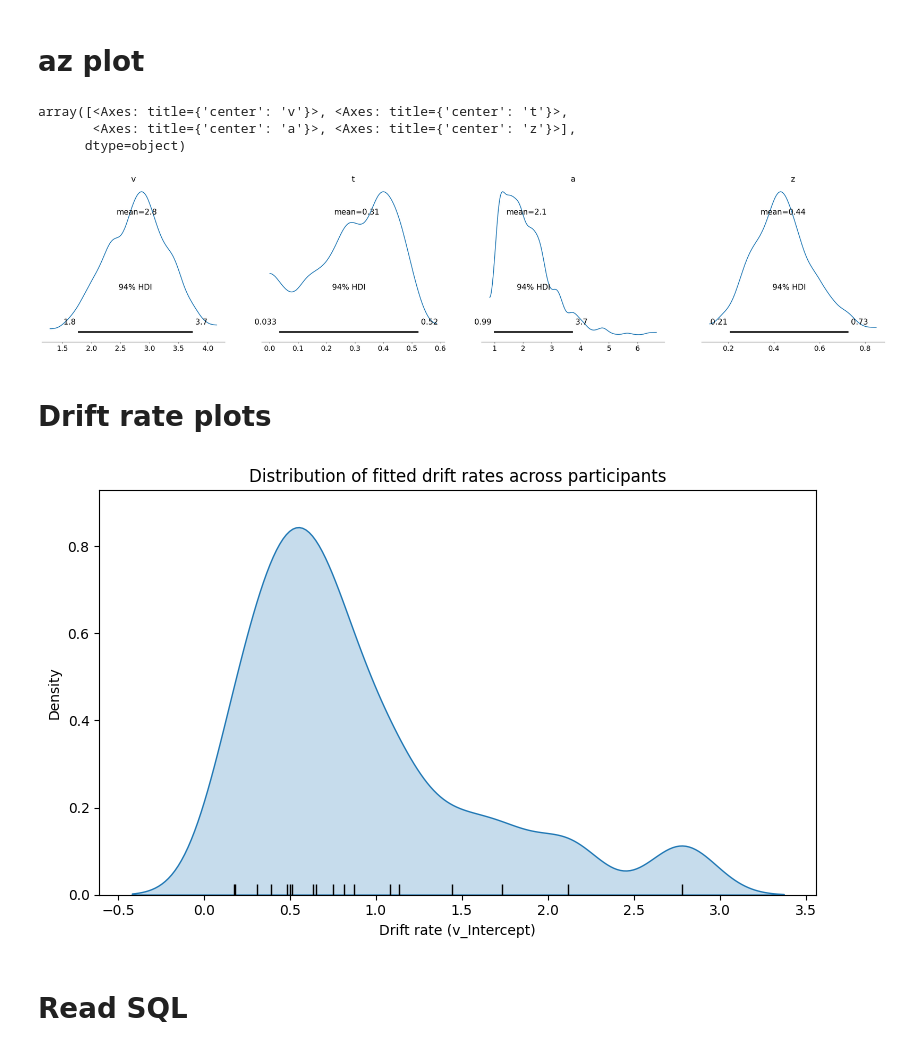
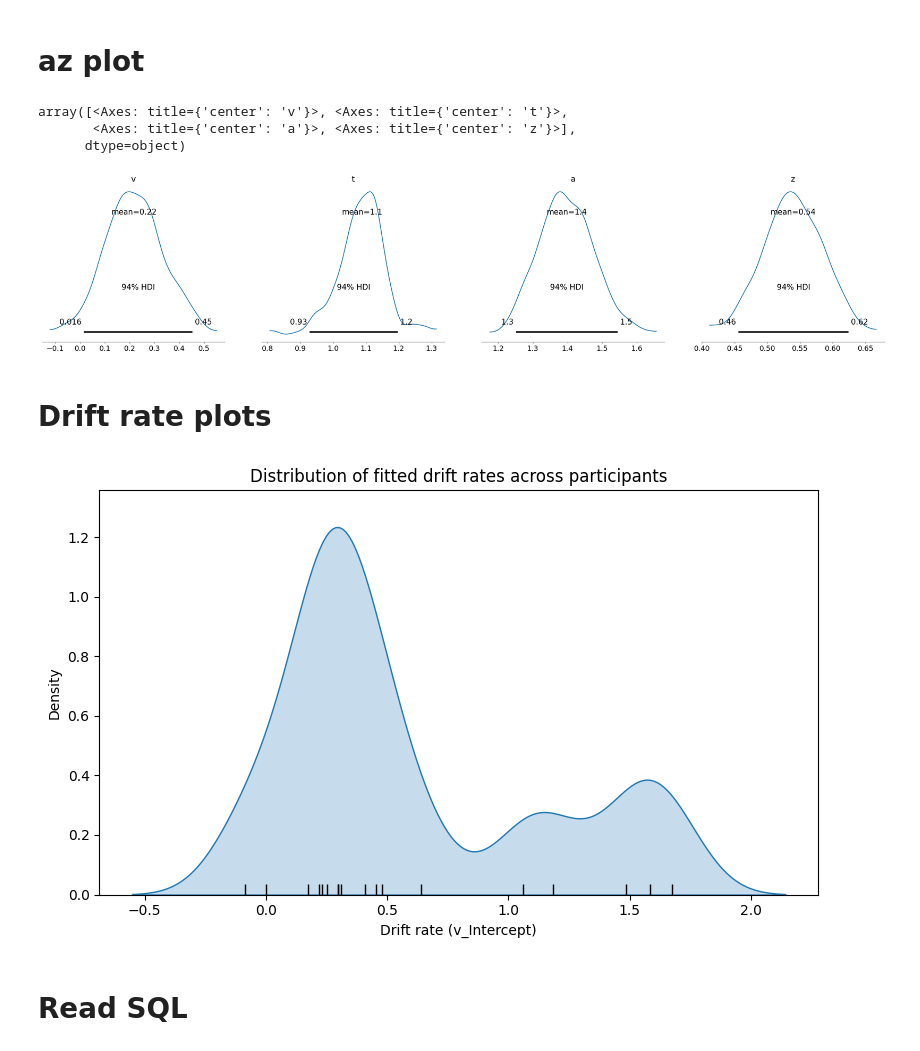
Before and after one commit to jjjj17/HSSM-fitting, a Jupyter notebook: hssm.ipynb, the cells around one changed output. Saved outputs shown, nothing was run; the diff lists cells and outputs as text; code cells hidden in the pictures.

Commit message:
added partial dataframe and fitted 35 participants

```diff
--- a/hssm.ipynb
+++ b/hssm.ipynb
@@ -258,0 +263,2 @@ len(df_test.participant_id.unique())
+# %%
+fitted_participantd_ids = pd.read_sql_query("SELECT DISTINCT participant_id FROM summaries", sqlite3.connect('hssm_fits.db'))
@@ -258,0 +301,2 @@ len(df_test.participant_id.unique())
+# %%
+part_df = df_test[~df_test['participant_id'].isin(fitted_participantd_ids.participant_id.values)]
@@ -259,5 +319,5 @@ len(df_test.participant_id.unique())
 # %% [markdown]
 ## Fit model
 # %%
-df_fit_output, az_data = fit_hssm_participant(df_test, 'participant_id')
+df_fit_output, az_data = fit_hssm_participant(part_df, 'participant_id')
 # %% [output]
@@ -319,12 +379,12 @@ write_to_sql(df_fit_output, 'hssm_fits.db', 'summaries')
 # %% [markdown]
 # az plot
 # %%
-az.plot_posterior(az_data[80])
+az.plot_posterior(az_data[1039])
 # %% [output]
 array([<Axes: title={'center': 'v'}>, <Axes: title={'center': 't'}>,
        <Axes: title={'center': 'a'}>, <Axes: title={'center': 'z'}>],
       dtype=object)
-[figure, old version]
+[figure, new version]
 # %% [markdown]
 # Drift rate plots
 # %%
@@ -339,7 +399,7 @@ plt.title("Distribution of fitted drift rates across participants")
 plt.tight_layout()
 plt.show()
 # %% [output]
-[figure, old version]
+[figure, new version]
 # %% [markdown]
 # Read SQL
 # %%
```
Also changed, not shown: parts of 9 cells of this notebook, 1 other file.
